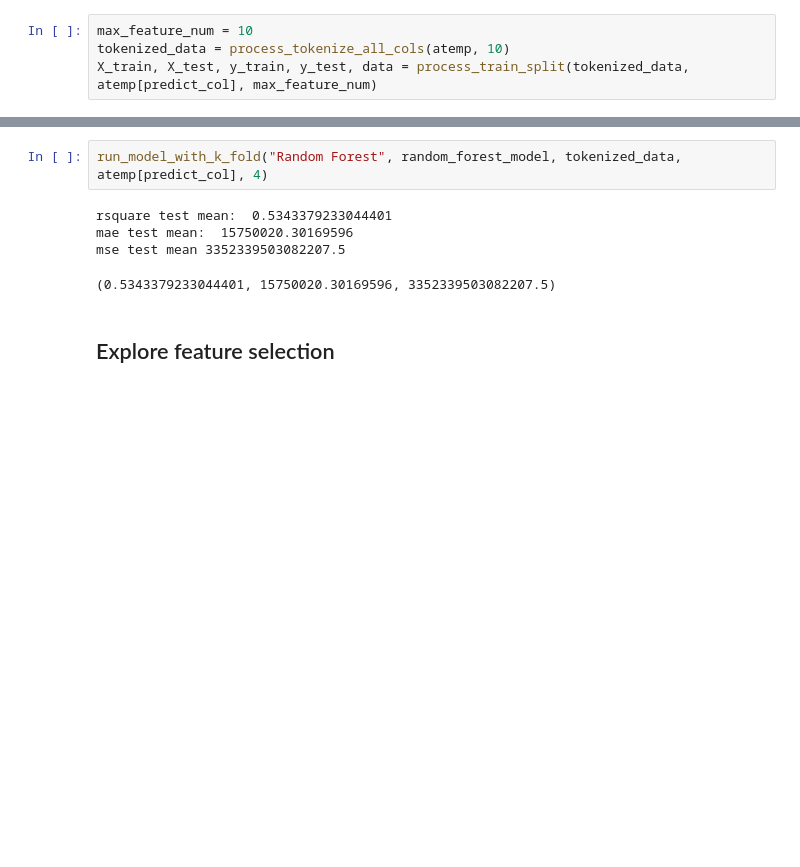
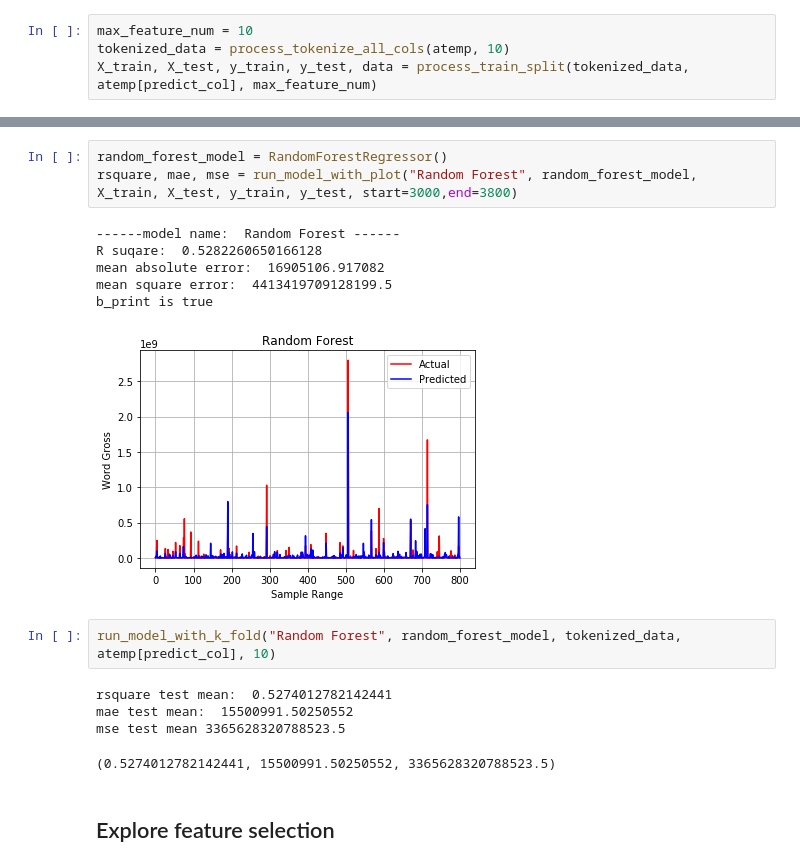
Before and after one commit to xiling42/DataScience1951A, a Jupyter notebook: model_analysis.ipynb, the cells around one changed output, grey strips where cells are left out. Saved outputs shown, nothing was run; the diff lists cells and outputs as text; blank space fills up the shorter version.

```diff
--- a/model_analysis.ipynb
+++ b/model_analysis.ipynb
@@ -362,10 +363,20 @@ b_print is true
+# %%
+random_forest_model = RandomForestRegressor()
+rsquare, mae, mse = run_model_with_plot("Random Forest", random_forest_model, X_train, X_test, y_train, y_test, start=3000,end=3800)
+# %% [output]
+------model name:  Random Forest ------
+R suqare:  0.5282260650166128
+mean absolute error:  16905106.917082
+mean square error:  4413419709128199.5
+b_print is true
+[figure, added]
 # %%
-run_model_with_k_fold("Random Forest", random_forest_model, tokenized_data, atemp[predict_col], 4)
+run_model_with_k_fold("Random Forest", random_forest_model, tokenized_data, atemp[predict_col], 10)
 # %% [output]
-rsquare test mean:  0.5343379233044401
-mae test mean:  15750020.30169596
-mse test mean 3352339503082207.5
+rsquare test mean:  0.5274012782142441
+mae test mean:  15500991.50250552
+mse test mean 3365628320788523.5
-(0.5343379233044401, 15750020.30169596, 3352339503082207.5)
+(0.5274012782142441, 15500991.50250552, 3365628320788523.5)
 # %% [markdown]
 ## Explore feature selection
 # %% [markdown]
```
Also changed, not shown: parts of 22 cells of this notebook.
